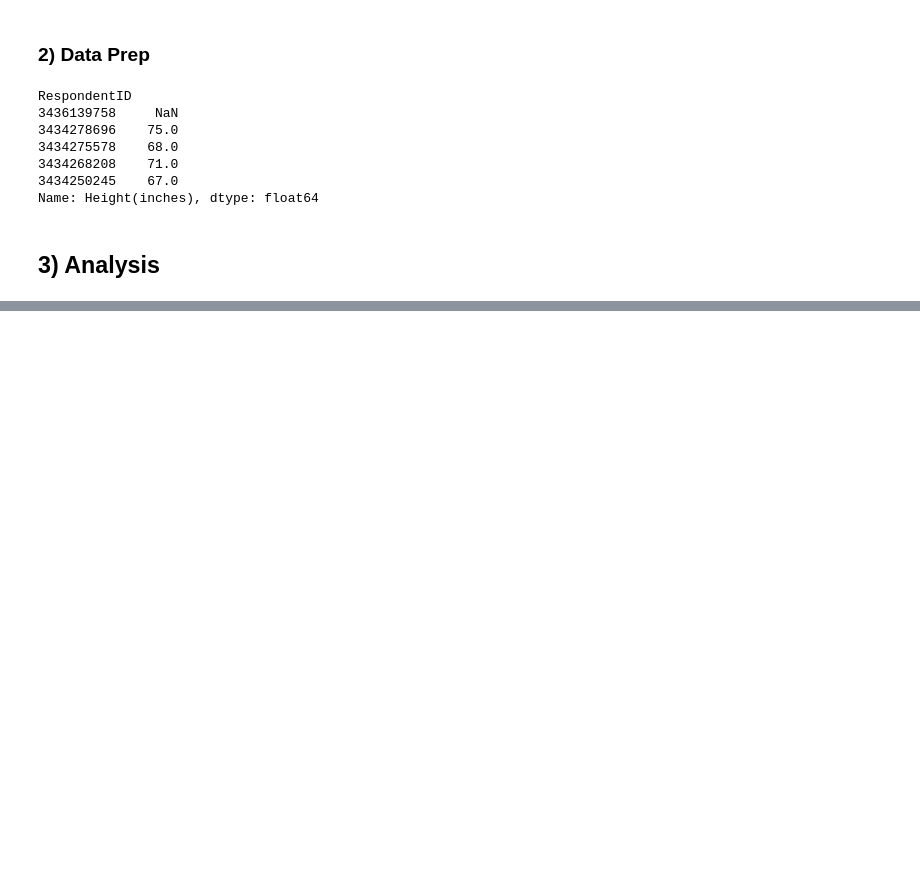
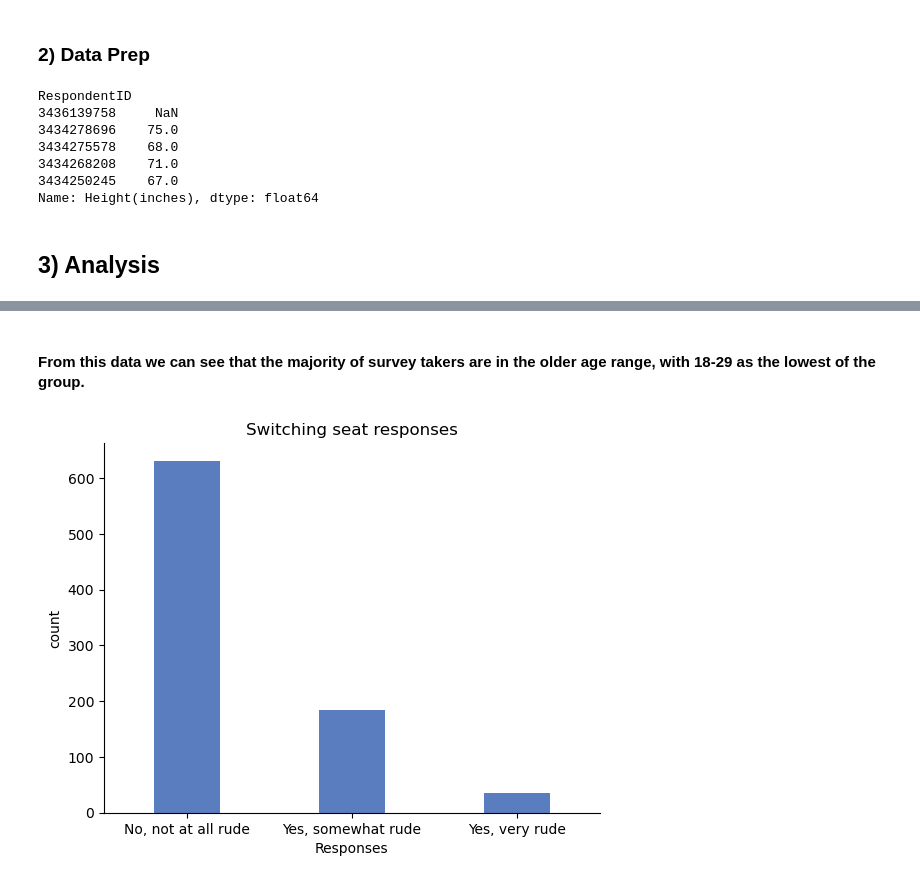
Before and after one commit to ConnorCritchley/AHDataPython, a Jupyter notebook: Data Labs/Lab 8 flights.ipynb, the cells around one changed output, grey strips where cells are left out. Saved outputs shown, nothing was run; the diff lists cells and outputs as text; code cells hidden in the pictures; blank space fills up the shorter version.

```diff
--- a/Data Labs/Lab 8 flights.ipynb
+++ b/Data Labs/Lab 8 flights.ipynb
@@ -67,0 +77,15 @@ array([nan, '30-44', '18-29', '45-60', '> 60'], dtype=object)
+# %% [markdown]
+#### From this data we can see that the majority of survey takers are in the older age range, with 18-29 as the lowest of the group.
+# %%
+# Switch seat analysis
+sns.countplot(data=df,
+            x= 'Is it rude to ask someone to switch seats with you in order to be closer to friends?',
+            color='#4878d0',
+            order=['No, not at all rude', 'Yes, somewhat rude', 'Yes, very rude'],
+            width=0.4)
+
+plt.title("Switching seat responses")
+plt.xlabel("Responses")
+sns.despine()
+# %% [output]
+[figure, added]
```
Also changed, not shown: parts of 7 cells of this notebook.
